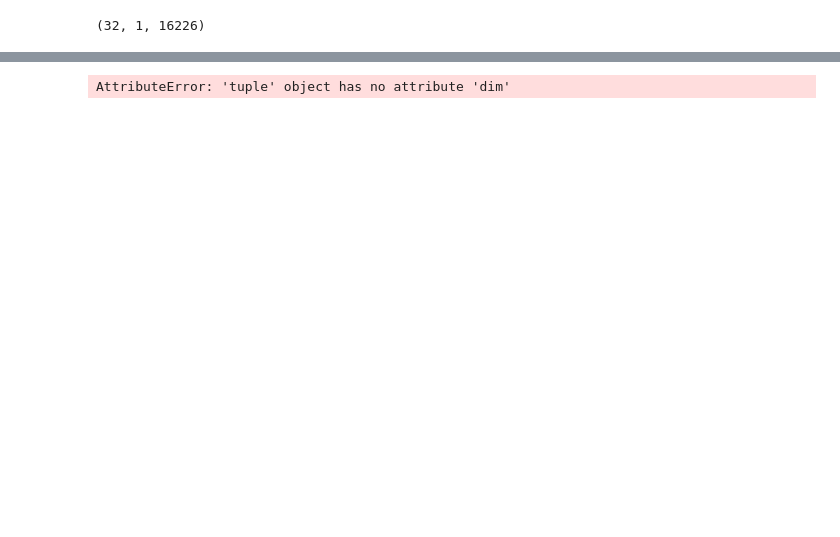
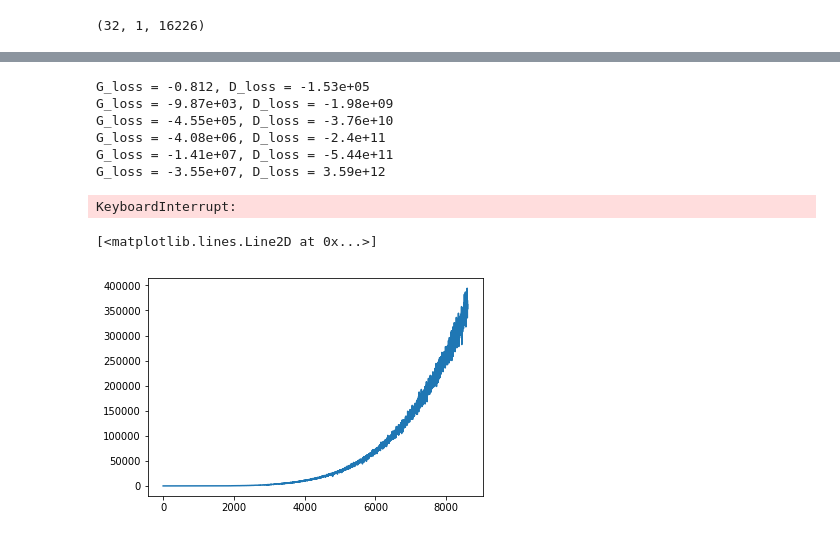
Before and after one commit to meersuri/JupyterNotebooks, a Jupyter notebook: wave_gan_implementation.ipynb, the cells around one changed output, grey strips where cells are left out. Saved outputs shown, nothing was run; the diff lists cells and outputs as text; code cells hidden in the pictures; blank space fills up the shorter version.

```diff
--- a/wave_gan_implementation.ipynb
+++ b/wave_gan_implementation.ipynb
@@ -170,14 +183,15 @@ x.shape
 # %%
-batch_size = 32
-n = 5
+batch_size = 64
+n = 100
 n_disc = 5
-r = 10
-d = 16
+r = 1
+d = 32
 G = Generator(d)
 G.to(device)
 D = Discriminator(d)
 D.to(device)
-G_optim = optim.Adam(G.parameters(), 0.0001, betas = (0, 0.9))
-D_optim = optim.Adam(D.parameters(), 0.0001, betas = (0, 0.9))
+G_optim = optim.Adam(G.parameters(), 1e-4, betas = (0.5, 0.9))
+D_optim = optim.Adam(D.parameters(), 1e-4, betas = (0.5, 0.9))
 G_losses = []
 D_losses = []
+D_grad_norms = []
@@ -192,37 +198,55 @@ torch.Size([32, 1, 16226])
 # %%
 for i in range(n):
     for j in range(n_disc):
-        real = get_batch(train_data, batch_size)
-        real = torch.tensor(real).to(device)
-        z = 2*torch.rand(batch_size, 100) - 1
-        z = z.to(device)
-        fake = G(z)
-#         print(fake.shape)
-        eps = torch.rand(batch_size, 1, 1).to(device)
-        real_fake = eps*real + (1 - eps)*fake
-#         print(real_fake.shape)
-        D_real = D(real)
-        D_fake = D(fake)
-        D_real_fake = D(real_fake)
-        penalty = r*((torch.norm(grad(D_real_fake,
-                                      real_fake,
-                                      torch.ones(batch_size, 1).to(device)),
-                                 p = 2, dim = 1) - 1)**2)
-        D_loss = torch.mean(D_fake - D_real + penalty)
+        D_loss = 0
+        for m in range(batch_size):
+            real = get_batch(train_data, 1)
+            real = torch.tensor(real).to(device)
+
+            z = 2*torch.rand(1, 100) - 1
+            z = z.to(device)
+            fake = G(z)
+
+            eps = torch.rand(1, 1, 1).to(device)
+            real_fake = eps*real + (1 - eps)*fake
+
+            D_real = D(real)
+            D_fake = D(fake)
+            D_real_fake = D(real_fake)
+
+            real_fake_grad = grad(D_real_fake, real_fake, torch.ones(1, 1).to(device))[0]
+            D_grad_norms.append(torch.norm(real_fake_grad, p = 2, dim = 2).to('cpu'))
+            grad_penalty = r*((torch.norm(real_fake_grad, p = 2, dim = 2) - 1)**2)
+
+            D_loss += torch.mean(D_fake - D_real + grad_penalty)
+
         D_optim.zero_grad()
         D_loss.backward()
         D_optim.step()
         D_losses.append(D_loss.item())
 
-    z = 2*torch.rand(batch_size, 1, 16226) - 1
+    z = 2*torch.rand(batch_size, 100) - 1
     z = z.to(device)
     fake = G(z)
+
     G_loss = torch.mean(-D(fake))
     G_optim.zero_grad()
     G_loss.backward()
     G_optim.step()
     G_losses.append(G_loss.item())
 
-    print('G_loss = {:.3}, D_loss = {:.3}'.format(G_losses[-1], D_losses[-1]))
+    if i % 5 == 0:
+        print('G_loss = {:.3}, D_loss = {:.3}'.format(G_losses[-1], D_losses[-1]))
 # %% [output]
-AttributeError: 'tuple' object has no attribute 'dim'
+G_loss = -0.812, D_loss = -1.53e+05
+G_loss = -9.87e+03, D_loss = -1.98e+09
+G_loss = -4.55e+05, D_loss = -3.76e+10
+G_loss = -4.08e+06, D_loss = -2.4e+11
+G_loss = -1.41e+07, D_loss = -5.44e+11
+G_loss = -3.55e+07, D_loss = 3.59e+12
+KeyboardInterrupt:
+# %%
+plt.plot(D_grad_norms)
+# %% [output]
+[<matplotlib.lines.Line2D at 0x...>]
+[figure, added]
```
Also changed, not shown: parts of 17 cells of this notebook.
